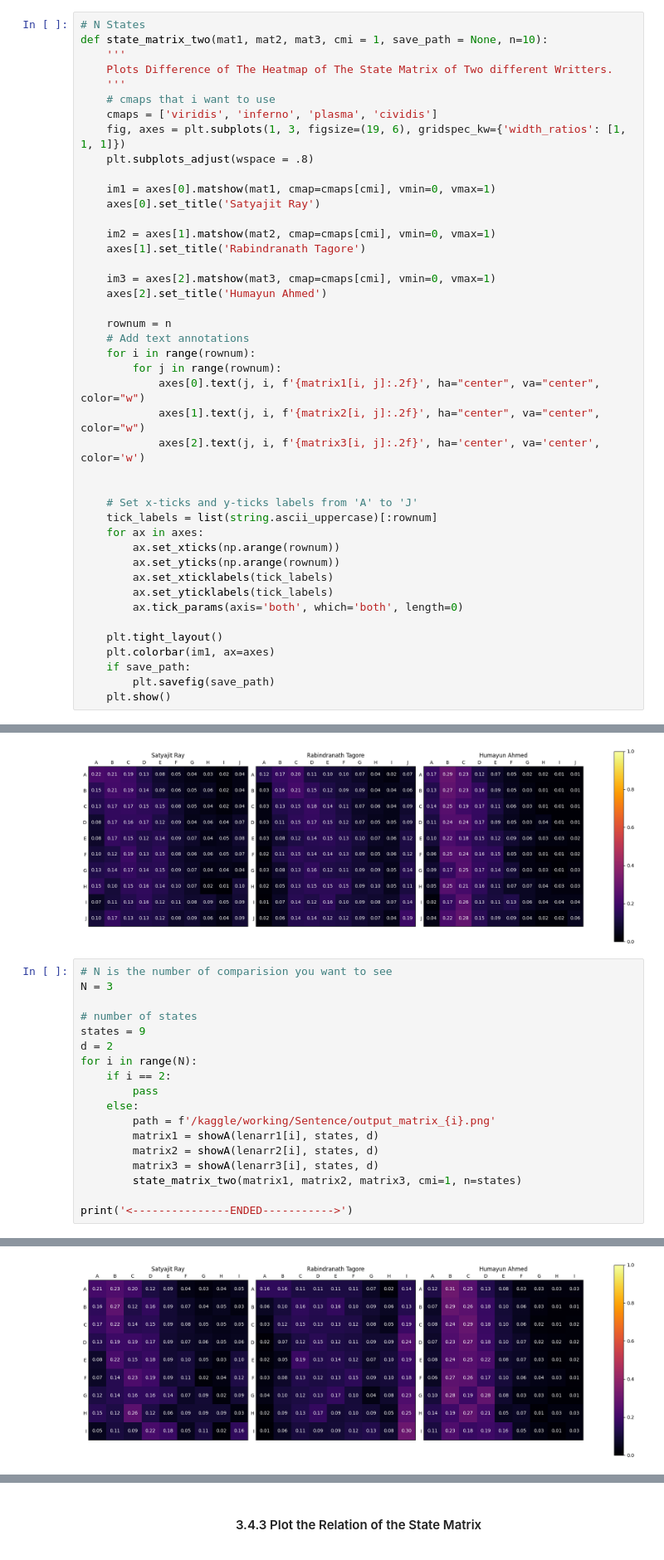
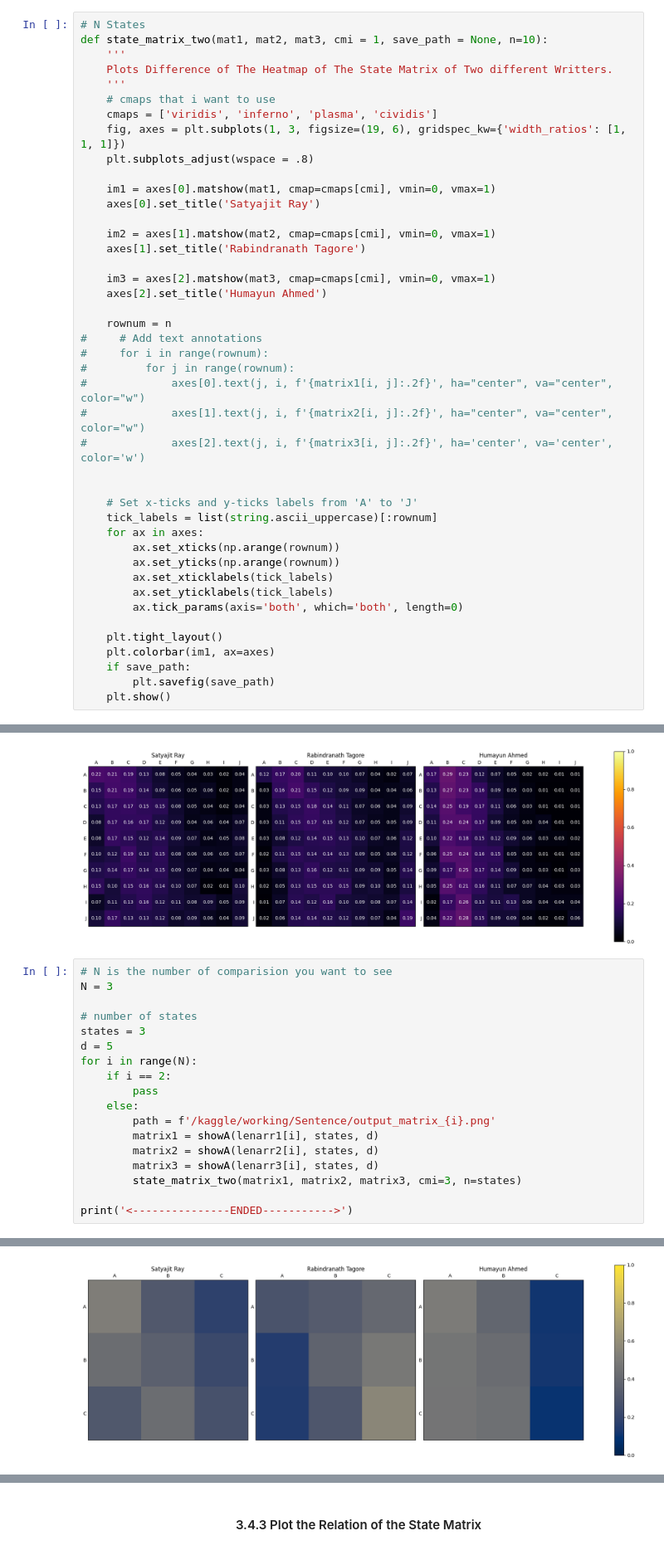
Before and after one commit to oitik/Harun-SIr, a Jupyter notebook: redefined-paper3-code.ipynb, the cells around one changed output, grey strips where cells are left out. Shown at 83% size. Saved outputs shown, nothing was run; the diff lists cells and outputs as text.

```diff
--- a/redefined-paper3-code.ipynb
+++ b/redefined-paper3-code.ipynb
@@ -626,12 +626,12 @@ def state_matrix_two(mat1, mat2, mat3, cmi = 1, save_path = None, n=10):
     axes[2].set_title('Humayun Ahmed')
 
     rownum = n
-    # Add text annotations
-    for i in range(rownum):
-        for j in range(rownum):
-            axes[0].text(j, i, f'{matrix1[i, j]:.2f}', ha="center", va="center", color="w")
-            axes[1].text(j, i, f'{matrix2[i, j]:.2f}', ha="center", va="center", color="w")
-            axes[2].text(j, i, f'{matrix3[i, j]:.2f}', ha='center', va='center', color='w')
+#     # Add text annotations
+#     for i in range(rownum):
+#         for j in range(rownum):
+#             axes[0].text(j, i, f'{matrix1[i, j]:.2f}', ha="center", va="center", color="w")
+#             axes[1].text(j, i, f'{matrix2[i, j]:.2f}', ha="center", va="center", color="w")
+#             axes[2].text(j, i, f'{matrix3[i, j]:.2f}', ha='center', va='center', color='w')
 
 
     # Set x-ticks and y-ticks labels from 'A' to 'J'
@@ -660,8 +660,8 @@ state_matrix_two(matrix1, matrix2, matrix3, cmi=1)
 N = 3
 
 # number of states
-states = 9
-d = 2
+states = 3
+d = 5
 for i in range(N):
     if i == 2:
         pass
@@ -670,7 +670,7 @@ for i in range(N):
         matrix1 = showA(lenarr1[i], states, d)
         matrix2 = showA(lenarr2[i], states, d)
         matrix3 = showA(lenarr3[i], states, d)
-        state_matrix_two(matrix1, matrix2, matrix3, cmi=1, n=states)
+        state_matrix_two(matrix1, matrix2, matrix3, cmi=3, n=states)
 
 print('<---------------ENDED----------->')
 # %% [output]
@@ -678,4 +678,4 @@ print('<---------------ENDED----------->')
-[figure, old version]
+[figure, new version]
 <---------------ENDED----------->
 # %% [markdown]
 ## List of Common Marker Options in Matplotlib
```
Also changed, not shown: parts of 58 cells of this notebook.
